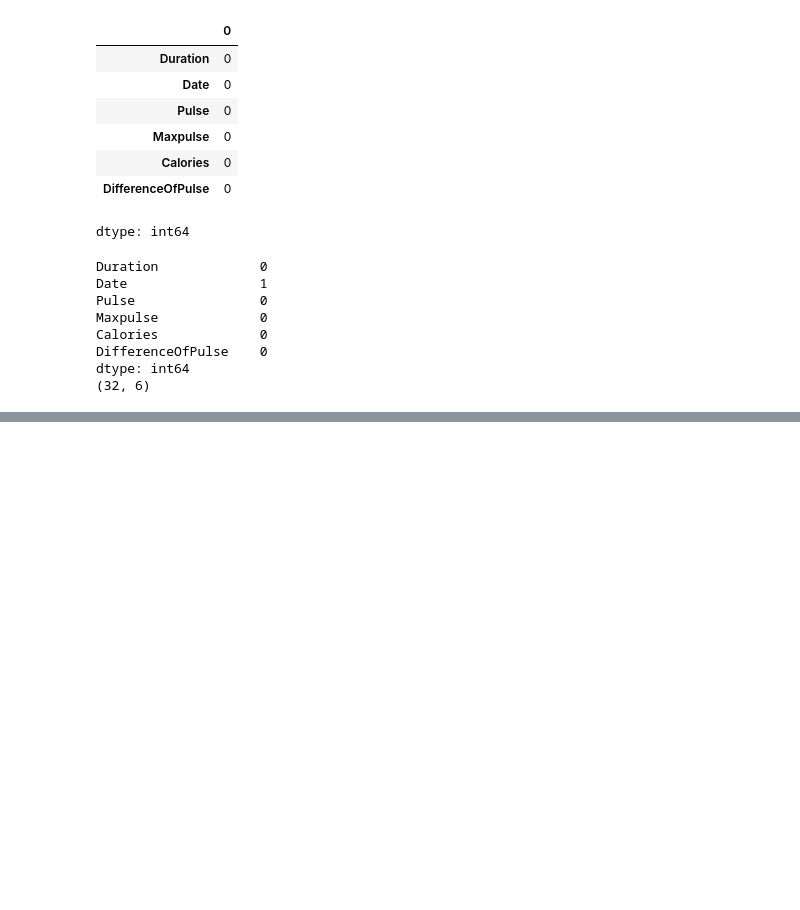
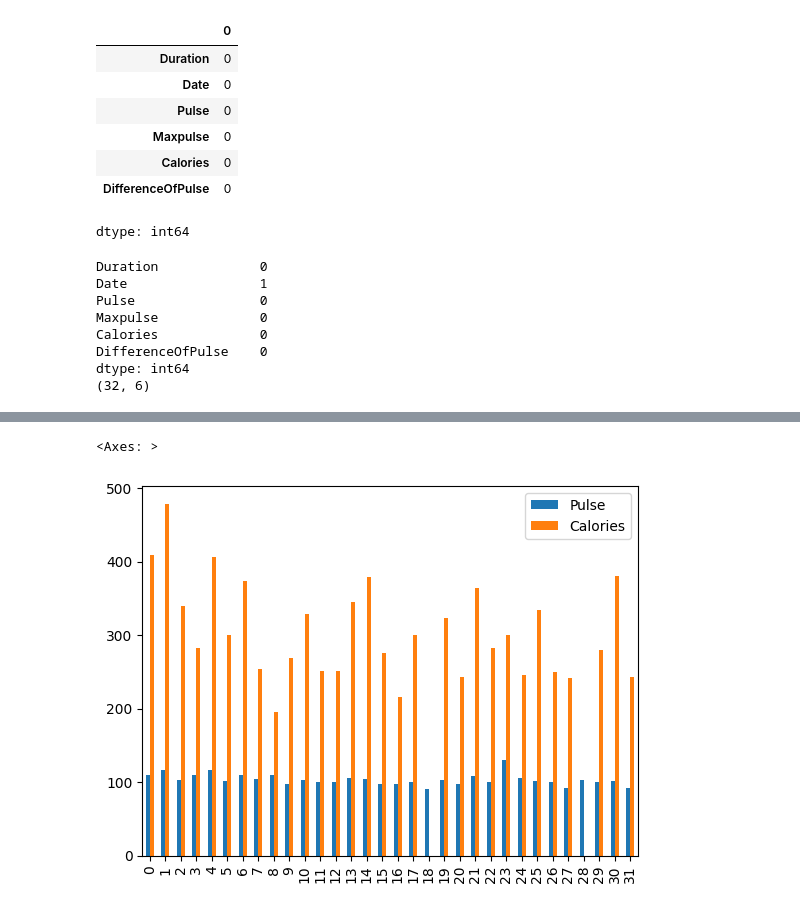
Before and after one commit to moniiandrea/Class_Data, a Jupyter notebook: EDA.ipynb, the cells around one changed output, grey strips where cells are left out. Saved outputs shown, nothing was run; the diff lists cells and outputs as text; code cells hidden in the pictures; blank space fills up the shorter version.

```diff
--- a/EDA.ipynb
+++ b/EDA.ipynb
@@ -218,0 +243,6 @@ dtype: int64
+# %%
+barData = data[["Pulse","Calories"]]
+barData.plot(kind='bar')
+# %% [output]
+<Axes: >
+[figure, added]
```
Also changed, not shown: parts of 4 cells of this notebook.
